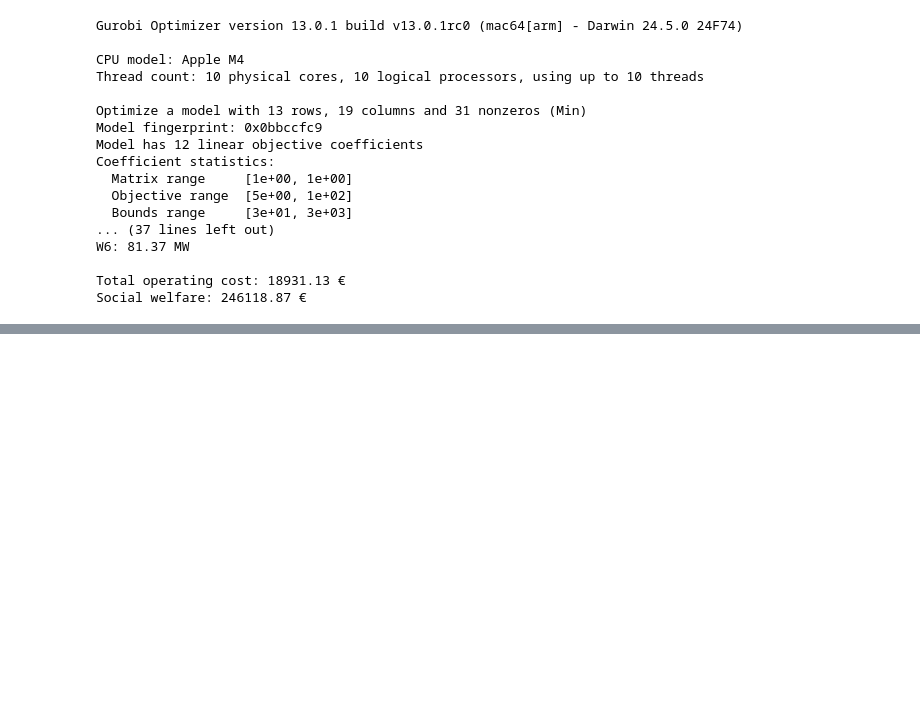
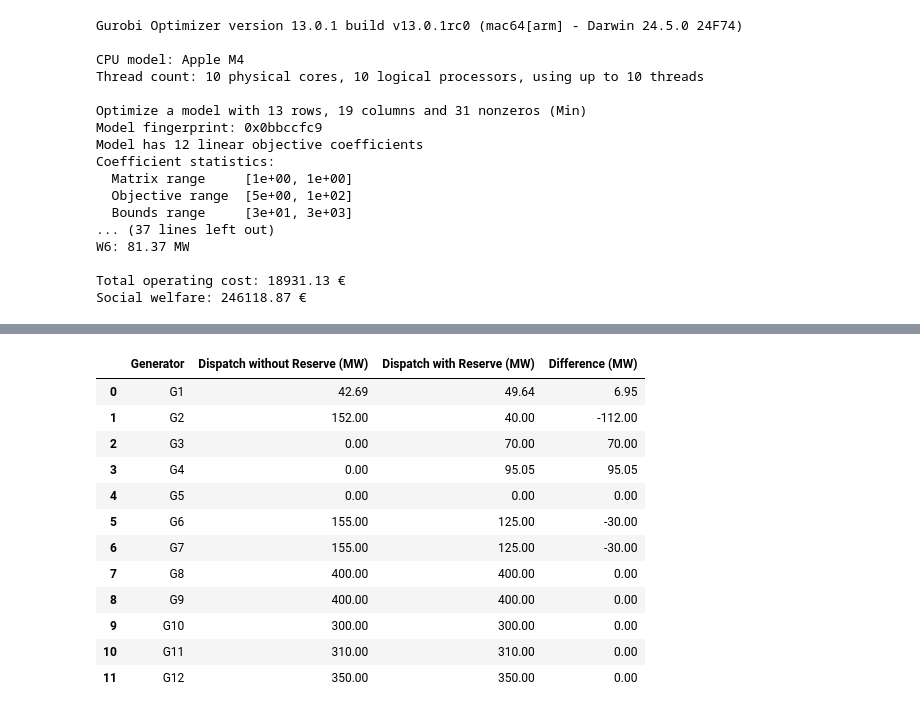
Before and after one commit to KonstantinosKountras/46755-electricity-market-clearing_Asgn1, a Jupyter notebook: Assignment1_6ReserveMarket.ipynb, the cells around one changed output, grey strips where cells are left out. Saved outputs shown, nothing was run; the diff lists cells and outputs as text; code cells hidden in the pictures; blank space fills up the shorter version.

```diff
--- a/Assignment1_6ReserveMarket.ipynb
+++ b/Assignment1_6ReserveMarket.ipynb
@@ -771,3 +771,68 @@ W6: 81.37 MW
 
 Total operating cost: 18931.13 €
 Social welfare: 246118.87 €
+# %%
+# ============================================
+# STEP 6 — COMPARISON TABLE
+# ============================================
+
+comparison = pd.DataFrame({
+    "Metric": [
+        "Upward reserve requirement (MW)",
+        "Downward reserve requirement (MW)",
+        "Upward reserve price (€/MW)",
+        "Downward reserve price (€/MW)",
+        "DA price without reserve (€/MWh)",
+        "DA price with reserve (€/MWh)",
+        "Operating cost without reserve (€)",
+        "Operating cost with reserve (€)",
+        "Social welfare without reserve (€)",
+        "Social welfare with reserve (€)"
+    ],
+    "Value": [
+        R_up_req,
+        R_down_req,
+        lambda_res_up,
+        lambda_res_down,
+        lambda_t,
+        lambda_DA_reserve,
+        total_cost,
+        total_cost_reserve,
+        social_welfare,
+        social_welfare_reserve
+    ]
+})
+
+display(comparison.round(2))
+
+# ============================================
+# STEP 6 — RESERVE AWARD TABLE
+# ============================================
+
+reserve_award_df = pd.DataFrame({
+    "Generator": [f"G{i+1}" for i in flexible_generators],
+    "Upward Reserve Awarded (MW)": [r_up_awarded[i] for i in flexible_generators],
+    "Downward Reserve Awarded (MW)": [r_down_awarded[i] for i in flexible_generators],
+    "Upward Reserve Limit (MW)": [R_up_max[i] for i in flexible_generators],
+    "Downward Reserve Limit (MW)": [R_down_max[i] for i in flexible_generators]
+})
+
+display(reserve_award_df.round(2))
+
+# ============================================
+# STEP 6 — DISPATCH COMPARISON TABLE
+# ============================================
+
+dispatch_compare = pd.DataFrame({
+    "Generator": [f"G{i+1}" for i in G],
+    "Dispatch without Reserve (MW)": [model.getVarByName(f"p_i[{i}]").X for i in G],
+    "Dispatch with Reserve (MW)": [p_i[i].X for i in G],
+})
+
+dispatch_compare["Difference (MW)"] = (
+    dispatch_compare["Dispatch with Reserve (MW)"]
+    - dispatch_compare["Dispatch without Reserve (MW)"]
+)
+
+display(dispatch_compare.round(2))
+# %% [output]
@@ -773,0 +857,13 @@ Social welfare: 246118.87 €
+|  | Generator | Dispatch without Reserve (MW) | Dispatch with Reserve (MW) | Difference (MW) |
+| 0 | G1 | 42.69 | 49.64 | 6.95 |
+| 1 | G2 | 152.00 | 40.00 | -112.00 |
+| 2 | G3 | 0.00 | 70.00 | 70.00 |
+| 3 | G4 | 0.00 | 95.05 | 95.05 |
+| 4 | G5 | 0.00 | 0.00 | 0.00 |
+| 5 | G6 | 155.00 | 125.00 | -30.00 |
+| 6 | G7 | 155.00 | 125.00 | -30.00 |
+| 7 | G8 | 400.00 | 400.00 | 0.00 |
+| 8 | G9 | 400.00 | 400.00 | 0.00 |
+| 9 | G10 | 300.00 | 300.00 | 0.00 |
+| 10 | G11 | 310.00 | 310.00 | 0.00 |
+| 11 | G12 | 350.00 | 350.00 | 0.00 |
```
Also changed, not shown: parts of 2 cells of this notebook.
